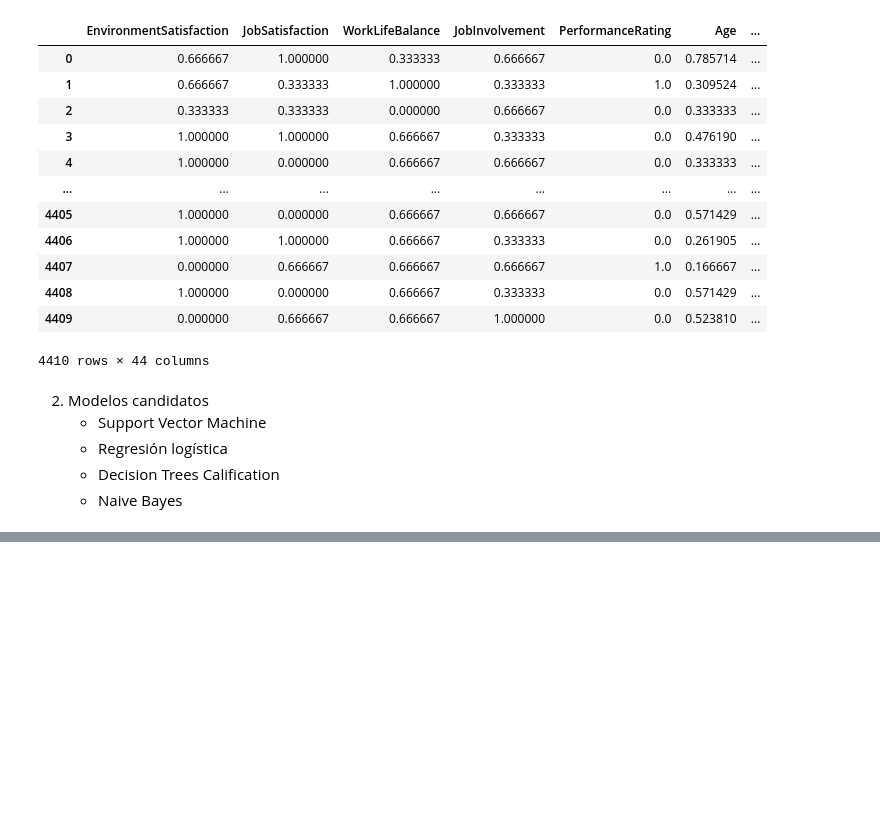
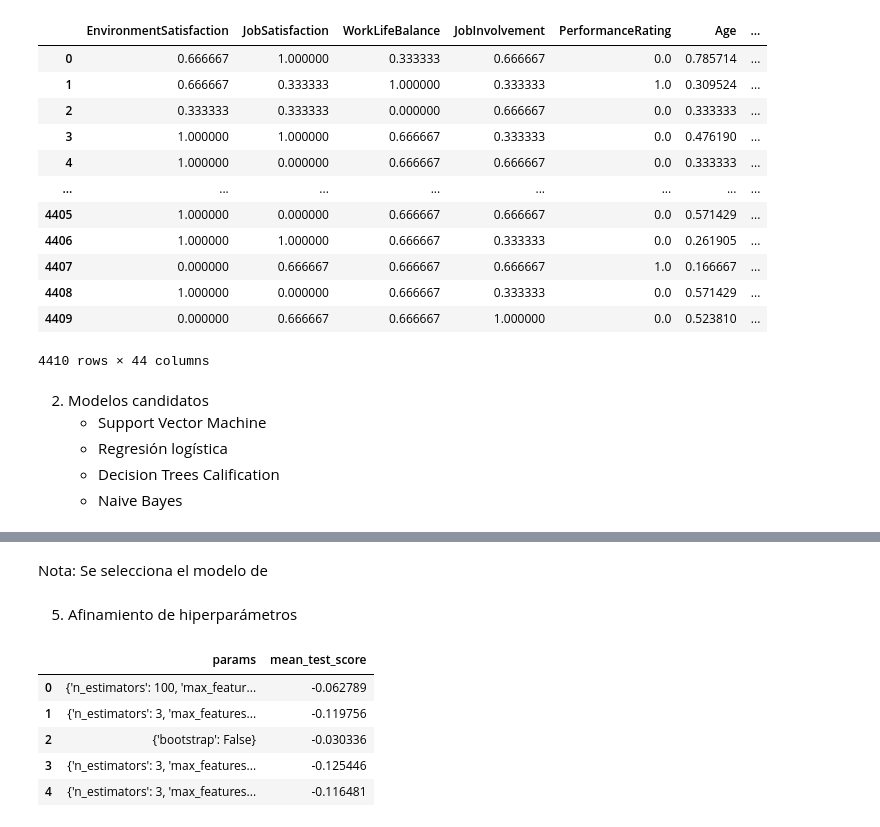
Before and after one commit to jhansanchez/Caso-de-estudio-RH, a Jupyter notebook: casoRH.ipynb, the cells around one changed output, grey strips where cells are left out. Drawn from its saved outputs; the diff is of its cells as text; code cells hidden in the pictures; blank space fills up the shorter version.

```diff
--- a/casoRH.ipynb
+++ b/casoRH.ipynb
@@ -1234,13 +1227,15 @@ modelos=list([m_svm, m_rlog, m_treeC, m_NB])
 # %%
-def sel_variables(modelos,X,y, SelectFromModel,np):
+def sel_variables(modelos,X,y, SelectFromModel,np,threshold):
 
     var_names_ac=np.array([])
     for modelo in modelos:
-        #modelo=modelos[i]
-        modelo.fit(X,y)
-        sel = SelectFromModel(modelo, prefit=True)
-        var_names= sel.get_feature_names_out(modelo.feature_names_in_)
-        var_names_ac=np.append(var_names_ac, var_names)
-        var_names_ac=np.unique(var_names_ac)
-
+        try:
+            modelo.fit(X,y)
+            sel = SelectFromModel(modelo, prefit=True,threshold=threshold)
+            var_names= sel.get_feature_names_out(modelo.feature_names_in_)
+            var_names_ac=np.append(var_names_ac, var_names)
+            var_names_ac=np.unique(var_names_ac)
+        except ValueError:
+            pass
+        var_names_ac = np.unique(var_names_ac)
     return var_names_ac
@@ -1246,0 +1358,22 @@ def sel_variables(modelos,X,y, SelectFromModel,np):
+# %% [markdown]
+Nota: Se selecciona el modelo de
+# %% [markdown]
+5. Afinamiento de hiperparámetros
+# %%
+param_grid = [{'n_estimators': [3, 100], 'max_features': [2, 4, 8, 10]},
+{'bootstrap': [False,True]}]
+
+tun_rf=RandomizedSearchCV(m_rf,param_distributions=param_grid,n_iter=5,scoring="neg_root_mean_squared_error")
+search=tun_rf.fit(X2,y)
+
+tun_rf.best_params_
+resultados=tun_rf.cv_results_
+pd_resultados=pd.DataFrame(resultados)
+pd_resultados[["params","mean_test_score"]]
+# %% [output]
+|  | params | mean_test_score |
+| 0 | {'n_estimators': 100, 'max_featur... | -0.062789 |
+| 1 | {'n_estimators': 3, 'max_features... | -0.119756 |
+| 2 | {'bootstrap': False} | -0.030336 |
+| 3 | {'n_estimators': 3, 'max_features... | -0.125446 |
+| 4 | {'n_estimators': 3, 'max_features... | -0.116481 |
```
Also changed, not shown: parts of 13 cells of this notebook.
